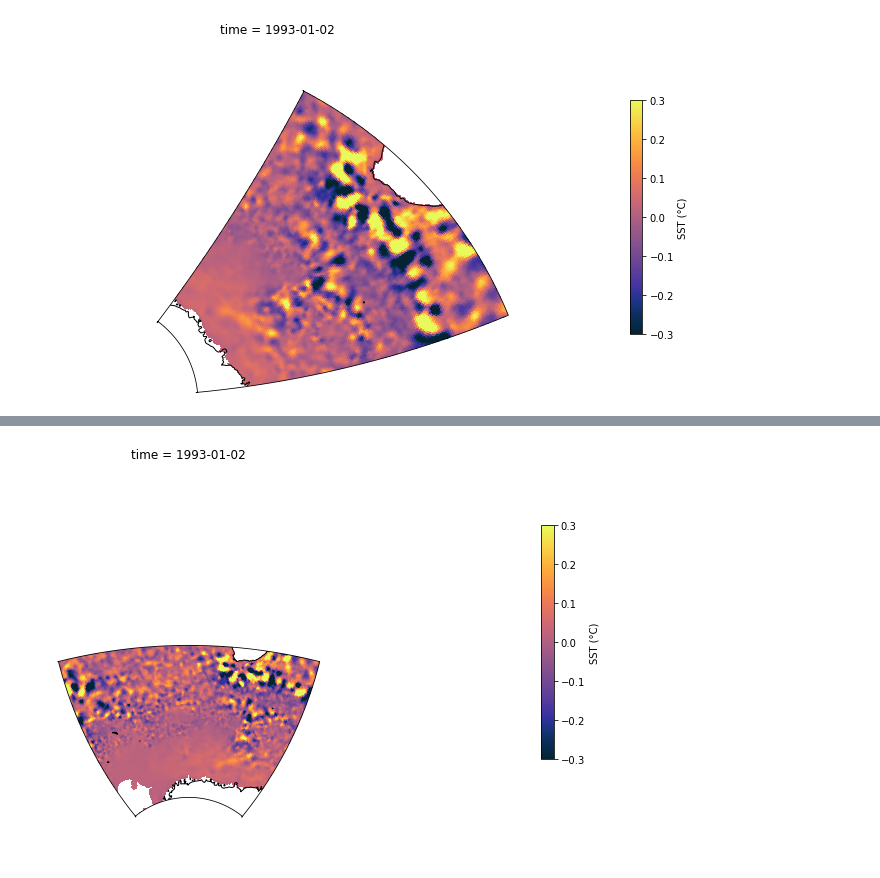
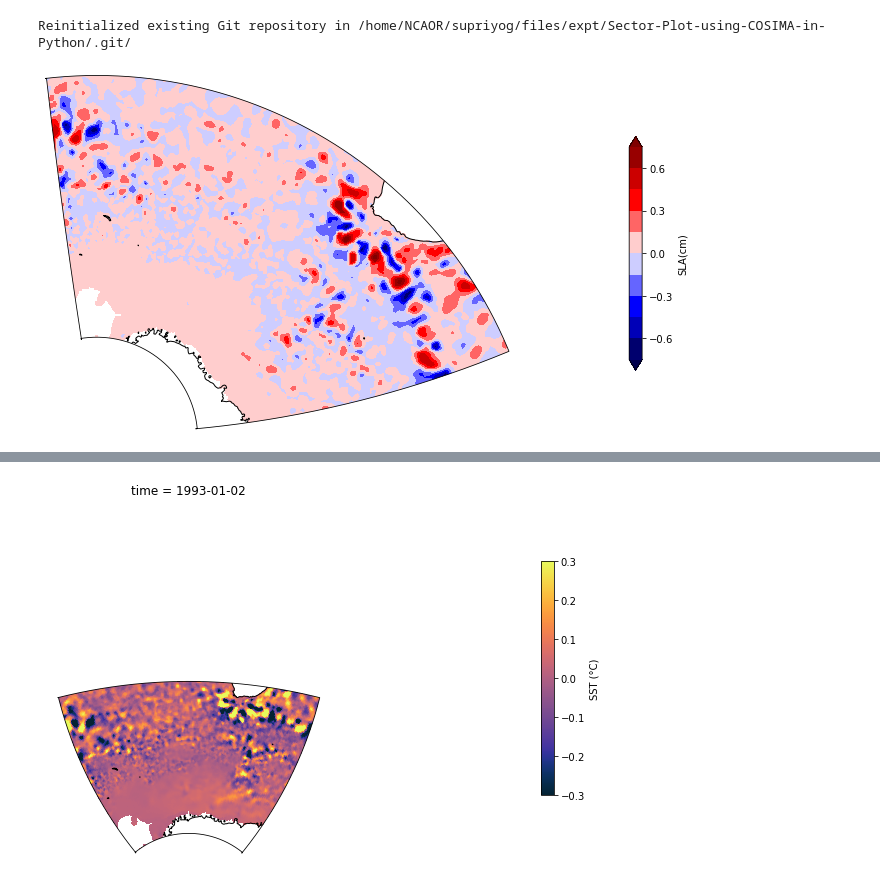
Before and after one commit to ghossh/Sector-Plot-of-Antactica-or-Arctic-region-in-Python, a Jupyter notebook: Sector_Plot_using COSIMA.ipynb, the cells around one changed output, grey strips where cells are left out. Saved outputs shown, nothing was run; the diff lists cells and outputs as text; code cells hidden in the pictures.

```diff
--- a/Sector_Plot_using COSIMA.ipynb
+++ b/Sector_Plot_using COSIMA.ipynb
@@ -8,2 +8,5 @@ import pyproj
 import numpy as np
 import matplotlib.path as mpath
+# %%
+dt=xr.open_mfdataset('test.nc').sla.sel(latitude=slice(-75,-30),
+                                    longitude=slice(-50,50))
@@ -10,8 +40,4 @@ import matplotlib.path as mpath
 # %%
-pp='/home/NCAOR/supriyog/raw_data/SL_no_anom/global_SL_and_current_93_19.nc'
-dt=xr.open_mfdataset(pp).sla[1].sel(latitude=slice(-75,-30),
-                                    longitude=slice(-50,50))
-
 dt1=dt
 
 #dt1['latitude']=sorted(boxy)
@@ -27,35 +53,44 @@ dt1.coords['geolon_t'] = (dt1.dims, lon)
 
 #dt1.coords['geolat_t'] = (dt1.dims, dt.latitude.data)
 #dt1.coords['geolon_t'] = (dt1.dims, dt.longitude.data)
 
 
 fig = plt.figure(figsize=(12, 6.5))
 
 midlon = -40
 maxlon = midlon + 60
 minlon = midlon - 60
 minlat = -75
 maxlat = -30
 midlat = (minlat + maxlat)/2
 
 ax = plt.axes(projection=ccrs.Stereographic(central_longitude=midlon, central_latitude=midlat))
 #ax.add_feature(land_50m)
 ax.coastlines(resolution='50m')
 
 lons = dt1.geolon_t #.sel(xt_ocean=slice(minlon, maxlon)).sel(yt_ocean=slice(minlat, maxlat))
 lats = dt1.geolat_t #.sel(xt_ocean=slice(minlon, maxlon)).sel(yt_ocean=slice(minlat, maxlat))
 
 #ax.set_extent([minlon, maxlon, minlat, maxlat], crs=ccrs.PlateCarree())
 #ax.set_extent([-100, 100, -75, 30], crs=ccrs.PlateCarree())
 
-#boundary_path = make_boundary_path(lons, lats)
+boundary_path = make_boundary_path(lons, lats)
 ax.set_boundary(boundary_path, transform=ccrs.PlateCarree())
 
-p1 = dt1.plot.pcolormesh(x='geolon_t', y='geolat_t',
-                         add_colorbar=False, vmin=-0.3,vmax=0.3, cmap=cm.cm.thermal, transform=ccrs.PlateCarree())
+p1 = ax.contourf(dt.longitude, dt.latitude,dt1,
+                 levels=15,transform = ccrs.PlateCarree(),cmap='seismic',extend='both')
 
 ax_cb = plt.axes([0.92, 0.25, 0.015, 0.5])
 cb = plt.colorbar(p1, cax=ax_cb, orientation='vertical')
-cb.ax.set_ylabel('SST (°C)');
+cb.ax.set_ylabel('SLA(cm)');
+
+#gl = ax.gridlines(crs=ccrs.PlateCarree(), draw_labels=True,linewidth=0,)
+#gl.top_labels = False
+#gl.bottom_labels = True
+#gl.right_labels = False
+#gl.left_labels = True
+
+!git init
 # %% [output]
+Reinitialized existing Git repository in /home/NCAOR/supriyog/files/expt/Sector-Plot-using-COSIMA-in-Python/.git/
-[figure, old version]
+[figure, new version]
```
Also changed, not shown: parts of 6 cells of this notebook, 1 other file.
